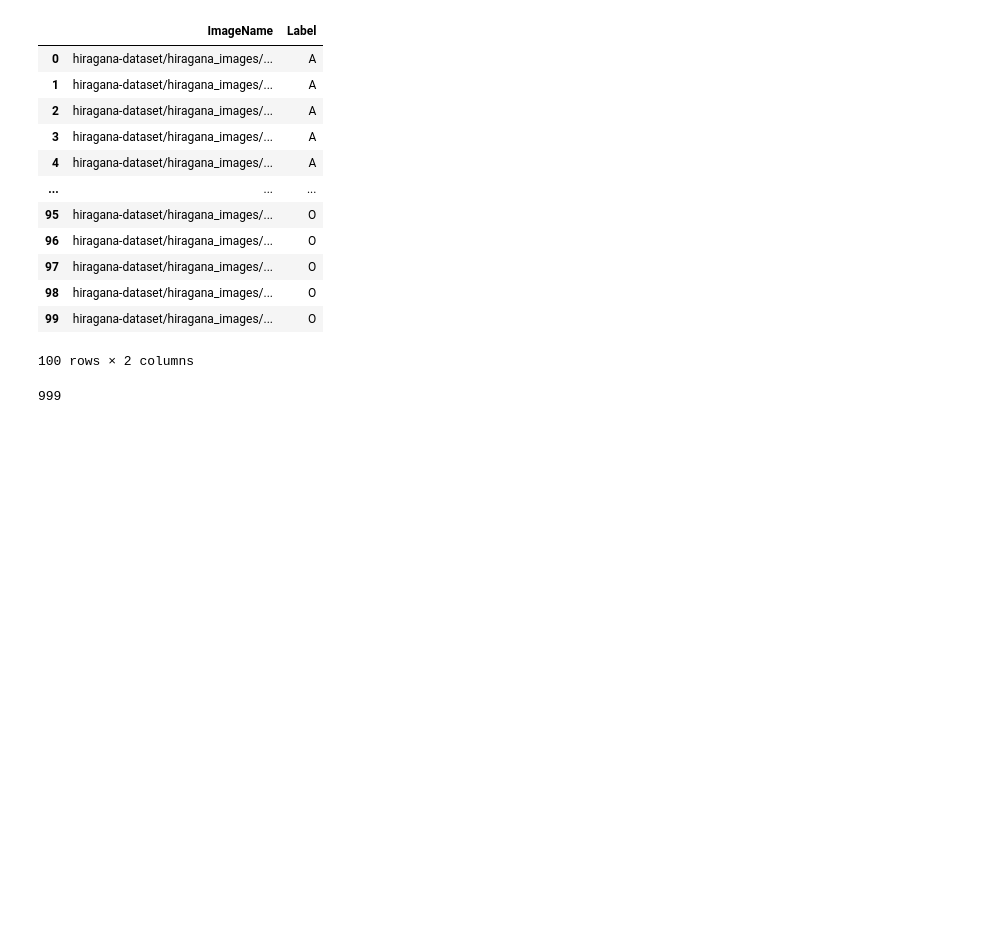
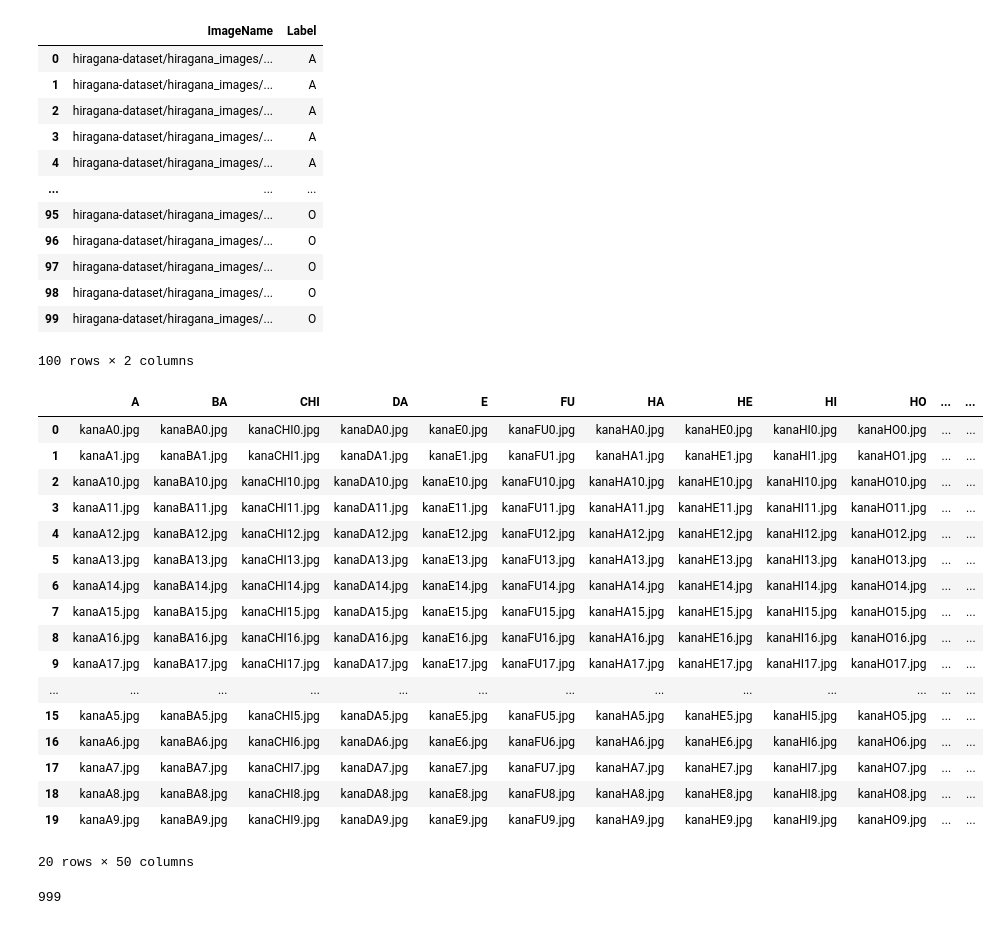
Before and after one commit to kyleoneil/MLProjs, a Jupyter notebook: hiragana_ocr_translation/machine_lerler.ipynb, the cells around one changed output. Saved outputs shown, nothing was run; the diff lists cells and outputs as text; code cells hidden in the pictures; blank space fills up the shorter version.

Commit message:
display table

```diff
--- a/hiragana_ocr_translation/machine_lerler.ipynb
+++ b/hiragana_ocr_translation/machine_lerler.ipynb
@@ -61,6 +61,37 @@ Data successfully written to hiragana_dataset2.csv
 | 98 | hiragana-dataset/hiragana_images/... | O |
 | 99 | hiragana-dataset/hiragana_images/... | O |
 100 rows × 2 columns
+# %%
+import re
+import os
+import numpy as np
+import pandas as pd
+
+dtable = np.array(os.listdir('hiragana-dataset/hiragana_images'))
+dtable = dtable.reshape(50,20).transpose()
+pattern = re.compile(r'kana([A-Z]+)')
+syllables = [pattern.search(f).group(1) for f in dtable[0]]
+
+display (pd.DataFrame(dtable, columns=syllables))
+# %% [output]
+|  | A | BA | CHI | DA | E | FU | HA | HE | HI | HO | ... | ... |
+| 0 | kanaA0.jpg | kanaBA0.jpg | kanaCHI0.jpg | kanaDA0.jpg | kanaE0.jpg | kanaFU0.jpg | kanaHA0.jpg | kanaHE0.jpg | kanaHI0.jpg | kanaHO0.jpg | ... | ... |
+| 1 | kanaA1.jpg | kanaBA1.jpg | kanaCHI1.jpg | kanaDA1.jpg | kanaE1.jpg | kanaFU1.jpg | kanaHA1.jpg | kanaHE1.jpg | kanaHI1.jpg | kanaHO1.jpg | ... | ... |
+| 2 | kanaA10.jpg | kanaBA10.jpg | kanaCHI10.jpg | kanaDA10.jpg | kanaE10.jpg | kanaFU10.jpg | kanaHA10.jpg | kanaHE10.jpg | kanaHI10.jpg | kanaHO10.jpg | ... | ... |
+| 3 | kanaA11.jpg | kanaBA11.jpg | kanaCHI11.jpg | kanaDA11.jpg | kanaE11.jpg | kanaFU11.jpg | kanaHA11.jpg | kanaHE11.jpg | kanaHI11.jpg | kanaHO11.jpg | ... | ... |
+| 4 | kanaA12.jpg | kanaBA12.jpg | kanaCHI12.jpg | kanaDA12.jpg | kanaE12.jpg | kanaFU12.jpg | kanaHA12.jpg | kanaHE12.jpg | kanaHI12.jpg | kanaHO12.jpg | ... | ... |
+| 5 | kanaA13.jpg | kanaBA13.jpg | kanaCHI13.jpg | kanaDA13.jpg | kanaE13.jpg | kanaFU13.jpg | kanaHA13.jpg | kanaHE13.jpg | kanaHI13.jpg | kanaHO13.jpg | ... | ... |
+| 6 | kanaA14.jpg | kanaBA14.jpg | kanaCHI14.jpg | kanaDA14.jpg | kanaE14.jpg | kanaFU14.jpg | kanaHA14.jpg | kanaHE14.jpg | kanaHI14.jpg | kanaHO14.jpg | ... | ... |
+| 7 | kanaA15.jpg | kanaBA15.jpg | kanaCHI15.jpg | kanaDA15.jpg | kanaE15.jpg | kanaFU15.jpg | kanaHA15.jpg | kanaHE15.jpg | kanaHI15.jpg | kanaHO15.jpg | ... | ... |
+| 8 | kanaA16.jpg | kanaBA16.jpg | kanaCHI16.jpg | kanaDA16.jpg | kanaE16.jpg | kanaFU16.jpg | kanaHA16.jpg | kanaHE16.jpg | kanaHI16.jpg | kanaHO16.jpg | ... | ... |
+| 9 | kanaA17.jpg | kanaBA17.jpg | kanaCHI17.jpg | kanaDA17.jpg | kanaE17.jpg | kanaFU17.jpg | kanaHA17.jpg | kanaHE17.jpg | kanaHI17.jpg | kanaHO17.jpg | ... | ... |
+| ... | ... | ... | ... | ... | ... | ... | ... | ... | ... | ... | ... | ... |
+| 15 | kanaA5.jpg | kanaBA5.jpg | kanaCHI5.jpg | kanaDA5.jpg | kanaE5.jpg | kanaFU5.jpg | kanaHA5.jpg | kanaHE5.jpg | kanaHI5.jpg | kanaHO5.jpg | ... | ... |
+| 16 | kanaA6.jpg | kanaBA6.jpg | kanaCHI6.jpg | kanaDA6.jpg | kanaE6.jpg | kanaFU6.jpg | kanaHA6.jpg | kanaHE6.jpg | kanaHI6.jpg | kanaHO6.jpg | ... | ... |
+| 17 | kanaA7.jpg | kanaBA7.jpg | kanaCHI7.jpg | kanaDA7.jpg | kanaE7.jpg | kanaFU7.jpg | kanaHA7.jpg | kanaHE7.jpg | kanaHI7.jpg | kanaHO7.jpg | ... | ... |
+| 18 | kanaA8.jpg | kanaBA8.jpg | kanaCHI8.jpg | kanaDA8.jpg | kanaE8.jpg | kanaFU8.jpg | kanaHA8.jpg | kanaHE8.jpg | kanaHI8.jpg | kanaHO8.jpg | ... | ... |
+| 19 | kanaA9.jpg | kanaBA9.jpg | kanaCHI9.jpg | kanaDA9.jpg | kanaE9.jpg | kanaFU9.jpg | kanaHA9.jpg | kanaHE9.jpg | kanaHI9.jpg | kanaHO9.jpg | ... | ... |
+20 rows × 50 columns
 # %%
 from PIL import Image
 img_width, img_height = 64, 64
```
